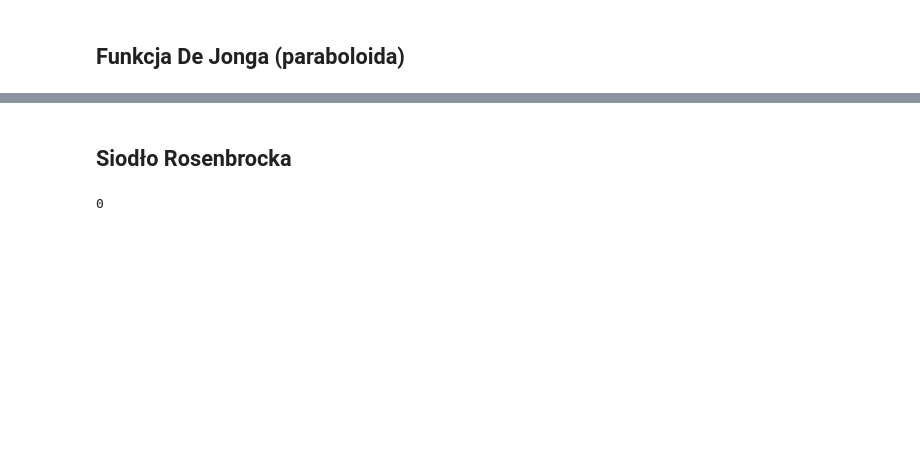
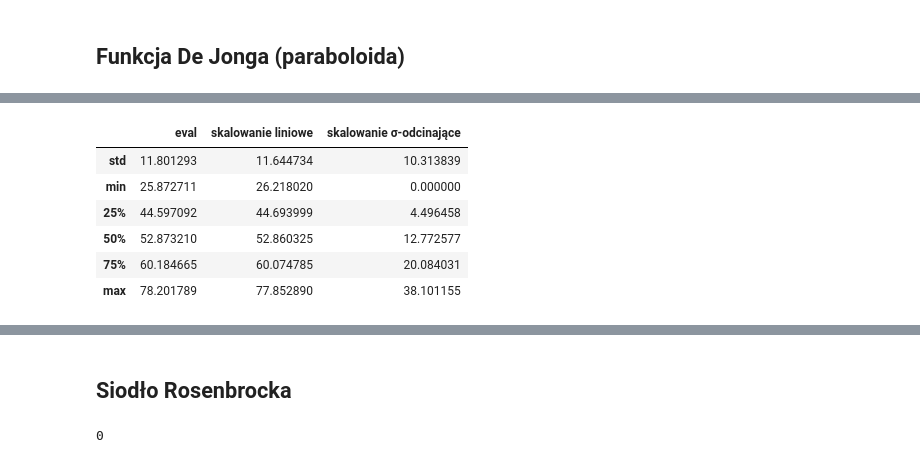
Before and after one commit to christopher-dabrowski/POSI-C2, a Jupyter notebook: Skalowanie.ipynb, the cells around one changed output, grey strips where cells are left out. Saved outputs shown, nothing was run; the diff lists cells and outputs as text; code cells hidden in the pictures; blank space fills up the shorter version.

```diff
--- a/Skalowanie.ipynb
+++ b/Skalowanie.ipynb
@@ -123,0 +154,11 @@ small_sample
+# %%
+df = small_sample
+df.iloc[:, 4:].describe().iloc[2:]
+# %% [output]
+|  | eval | skalowanie liniowe | skalowanie σ-odcinające |
+| std | 11.801293 | 11.644734 | 10.313839 |
+| min | 25.872711 | 26.218020 | 0.000000 |
+| 25% | 44.597092 | 44.693999 | 4.496458 |
+| 50% | 52.873210 | 52.860325 | 12.772577 |
+| 75% | 60.184665 | 60.074785 | 20.084031 |
+| max | 78.201789 | 77.852890 | 38.101155 |
```
Also changed, not shown: parts of 34 cells of this notebook, 6 other files.
